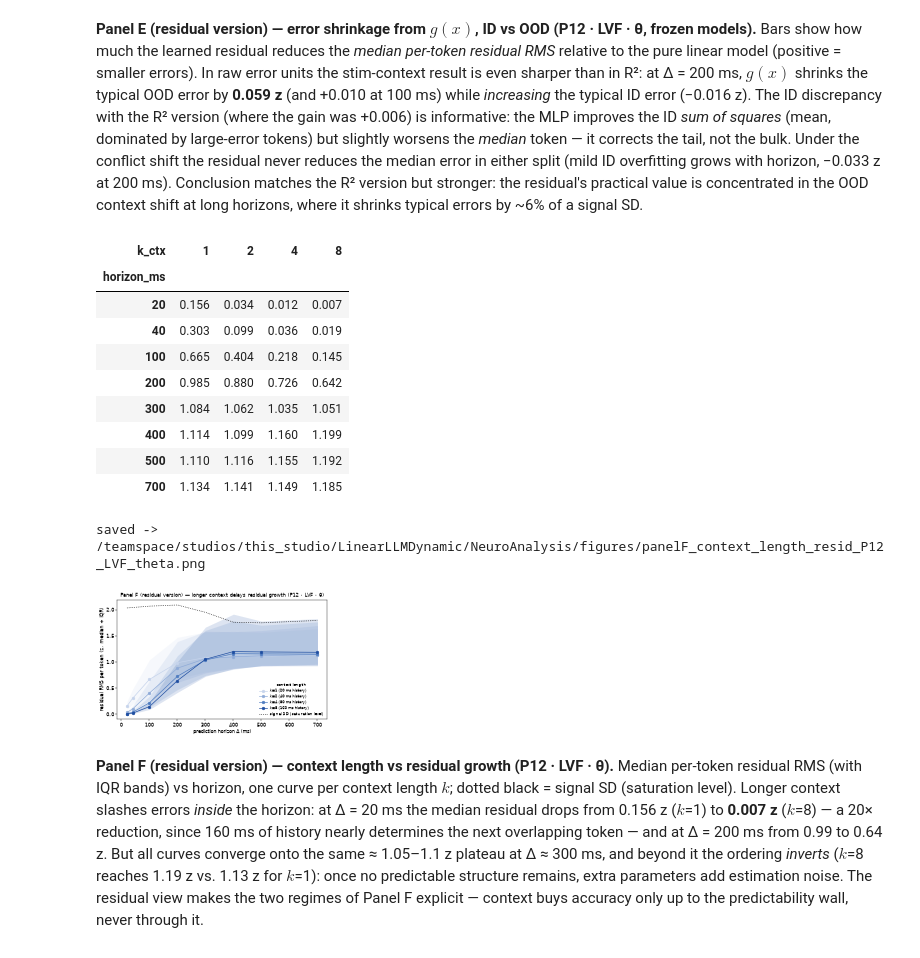
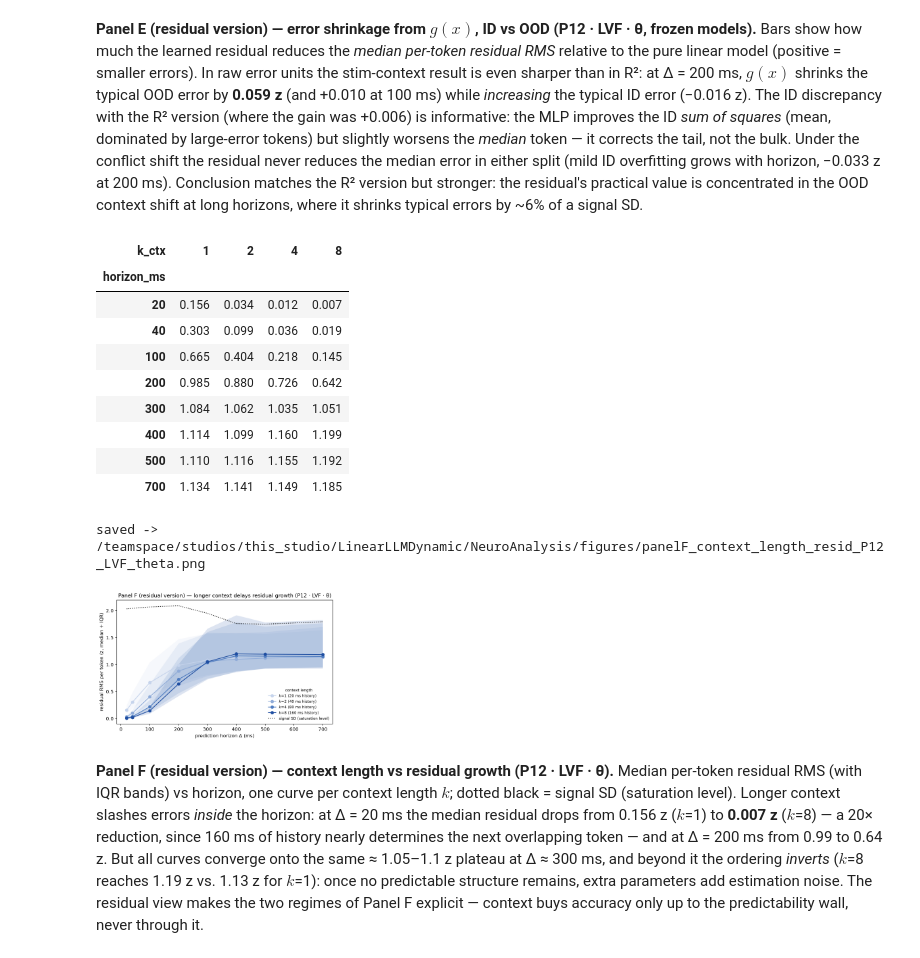
Before and after one commit to rgs2151/controller, a Jupyter notebook: NeuroAnalysis/brain_local_linearization.ipynb, the cells around one changed output. Saved outputs shown, nothing was run; the diff lists cells and outputs as text; code cells hidden in the pictures.

Commit message:
residual panels D-F: display saved high-res PNG at 1/3 width instead of low-dpi render

```diff
--- a/NeuroAnalysis/brain_local_linearization.ipynb
+++ b/NeuroAnalysis/brain_local_linearization.ipynb
@@ -1573,7 +1573,9 @@ for k in ks_D:
 gD2 = pd.DataFrame(rows_D2r).groupby("k")["med_resid"].agg(["mean", "std"])
 pd.concat([d1r.set_index("lead"), gD2], axis=0).to_csv(RESULTS_DIR / "panelD_state_size_resid_theta.csv")
 
-fig, (axO2, axC2) = plt.subplots(1, 2, figsize=(11, 4.3), dpi=33)  # dpi=33 -> 3x smaller inline; saved files use dpi=200
+from IPython.display import Image as IPyImage
+
+fig, (axO2, axC2) = plt.subplots(1, 2, figsize=(11, 4.3))
 for _, r_ in d1r.iterrows():
     axO2.scatter(r_.n_ch, r_.med_resid, s=60, color=AREA_COLORS[r_.area], zorder=3)
     axO2.annotate(r_.lead, (r_.n_ch, r_.med_resid), fontsize=7.5, xytext=(4, 3),
@@ -1590,6 +1592,7 @@ fig.tight_layout()
 for ext in ("png", "pdf"):
     fig.savefig(FIG_DIR / f"panelD_state_size_resid_P12_theta.{ext}", dpi=200, bbox_inches="tight")
 print("saved ->", FIG_DIR / "panelD_state_size_resid_P12_theta.png")
-plt.show()
+plt.close(fig)  # display the high-res saved PNG at 1/3 width (crisp)
+display(IPyImage(str(FIG_DIR / "panelD_state_size_resid_P12_theta.png"), width=367))
 # %% [output]
 saved -> /teamspace/studios/this_studio/LinearLLMDynamic/NeuroAnalysis/figures/panelD_state_size_resid_P12_theta.png
@@ -1630,7 +1633,9 @@ er = pd.DataFrame(rows_Er)
 er.to_csv(RESULTS_DIR / "panelE_residual_gain_ood_resid_LVF_theta.csv", index=False)
 display(er.pivot(index=["axis", "horizon_ms"], columns="split", values="reduction").round(4))
 
-fig, axes_E2 = plt.subplots(1, 2, figsize=(11, 4.2), sharey=True, dpi=33)  # dpi=33 -> 3x smaller inline; saved files use dpi=200
+from IPython.display import Image as IPyImage
+
+fig, axes_E2 = plt.subplots(1, 2, figsize=(11, 4.2), sharey=True)
 for ax_E2, axis_name, ttl in zip(axes_E2, ["conflict", "stim-context"],
                                  ["conflict shift (low → high)", "stim-block context (NS1 → NS2)"]):
     gtab = er[er.axis == axis_name].pivot(index="horizon_ms", columns="split", values="reduction").sort_index()
@@ -1649,7 +1654,8 @@ fig.tight_layout()
 for ext in ("png", "pdf"):
     fig.savefig(FIG_DIR / f"panelE_residual_gain_ood_resid_P12_LVF_theta.{ext}", dpi=200, bbox_inches="tight")
 print("saved ->", FIG_DIR / "panelE_residual_gain_ood_resid_P12_LVF_theta.png")
-plt.show()
+plt.close(fig)  # display the high-res saved PNG at 1/3 width (crisp)
+display(IPyImage(str(FIG_DIR / "panelE_residual_gain_ood_resid_P12_LVF_theta.png"), width=367))
 # %% [output]
 |  | split | ID | OOD |
 | axis | horizon_ms |  |  |
@@ -1685,37 +1691,40 @@ ctx_Fr.to_csv(RESULTS_DIR / "panelF_context_length_resid_LVF_theta.csv", index=F
 pivot_Fr = ctx_Fr.pivot(index="horizon_ms", columns="k_ctx", values="med")
 display(pivot_Fr.round(3))
 
-fig, axF2 = plt.subplots(figsize=(7.2, 4.6), dpi=33)  # dpi=33 -> 3x smaller inline; saved files use dpi=200
+from IPython.display import Image as IPyImage
+
+fig, axF2 = plt.subplots(figsize=(7.2, 4.6))
 for k_ctx, colF in zip(ks_F, shades_F):
     sub_F = ctx_Fr[ctx_Fr.k_ctx == k_ctx].set_index("horizon_ms").sort_index()
     axF2.fill_between(sub_F.index, sub_F.q25, sub_F.q75, color=colF, alpha=0.15, lw=0)
     axF2.plot(sub_F.index, sub_F.med, "o-", color=colF,
               label=f"$k$={k_ctx} ({20*k_ctx} ms history)")
 axF2.plot(hz.loc[h_F].index, hz.loc[h_F, "sig_sd"], ":", color="black", lw=1.5,
           label="signal SD (saturation level)")
 axF2.set_xlabel("prediction horizon $\\Delta$ (ms)")
 axF2.set_ylabel("residual RMS per token (z, median + IQR)")
 axF2.legend(fontsize=8, frameon=False, title="context length", title_fontsize=8)
 axF2.set_title("Panel F (residual version) — longer context delays residual growth (P12 · LVF · θ)",
                fontsize=11)
 fig.tight_layout()
 for ext in ("png", "pdf"):
     fig.savefig(FIG_DIR / f"panelF_context_length_resid_P12_LVF_theta.{ext}", dpi=200, bbox_inches="tight")
 print("saved ->", FIG_DIR / "panelF_context_length_resid_P12_LVF_theta.png")
-plt.show()
+plt.close(fig)  # display the high-res saved PNG at 1/3 width (crisp)
+display(IPyImage(str(FIG_DIR / "panelF_context_length_resid_P12_LVF_theta.png"), width=240))
 # %% [output]
 | k_ctx | 1 | 2 | 4 | 8 |
 | horizon_ms |  |  |  |  |
 | 20 | 0.156 | 0.034 | 0.012 | 0.007 |
 | 40 | 0.303 | 0.099 | 0.036 | 0.019 |
 | 100 | 0.665 | 0.404 | 0.218 | 0.145 |
 | 200 | 0.985 | 0.880 | 0.726 | 0.642 |
 | 300 | 1.084 | 1.062 | 1.035 | 1.051 |
 | 400 | 1.114 | 1.099 | 1.160 | 1.199 |
 | 500 | 1.110 | 1.116 | 1.155 | 1.192 |
 | 700 | 1.134 | 1.141 | 1.149 | 1.185 |
 saved -> /teamspace/studios/this_studio/LinearLLMDynamic/NeuroAnalysis/figures/panelF_context_length_resid_P12_LVF_theta.png
-[figure, old version]
+[figure, new version]
 # %% [markdown]
 **Panel F (residual version) — context length vs residual growth (P12 · LVF · θ).** Median per-token residual RMS (with IQR bands) vs horizon, one curve per context length $k$; dotted black = signal SD (saturation level). Longer context slashes errors *inside* the horizon: at Δ = 20 ms the median residual drops from 0.156 z ($k$=1) to **0.007 z** ($k$=8) — a 20× reduction, since 160 ms of history nearly determines the next overlapping token — and at Δ = 200 ms from 0.99 to 0.64 z. But all curves converge onto the same ≈ 1.05–1.1 z plateau at Δ ≈ 300 ms, and beyond it the ordering *inverts* ($k$=8 reaches 1.19 z vs. 1.13 z for $k$=1): once no predictable structure remains, extra parameters add estimation noise. The residual view makes the two regimes of Panel F explicit — context buys accuracy only up to the predictability wall, never through it.
 # %%
```
Also changed, not shown: parts of 2 cells of this notebook, 6 other files.
